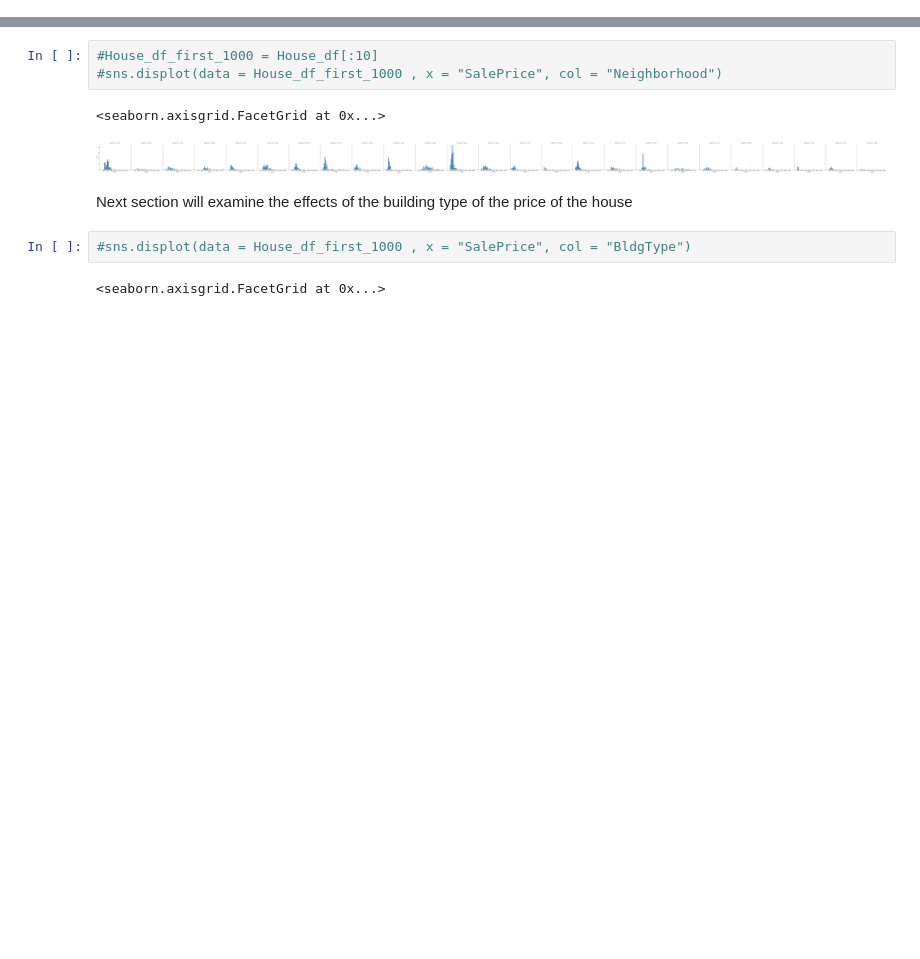
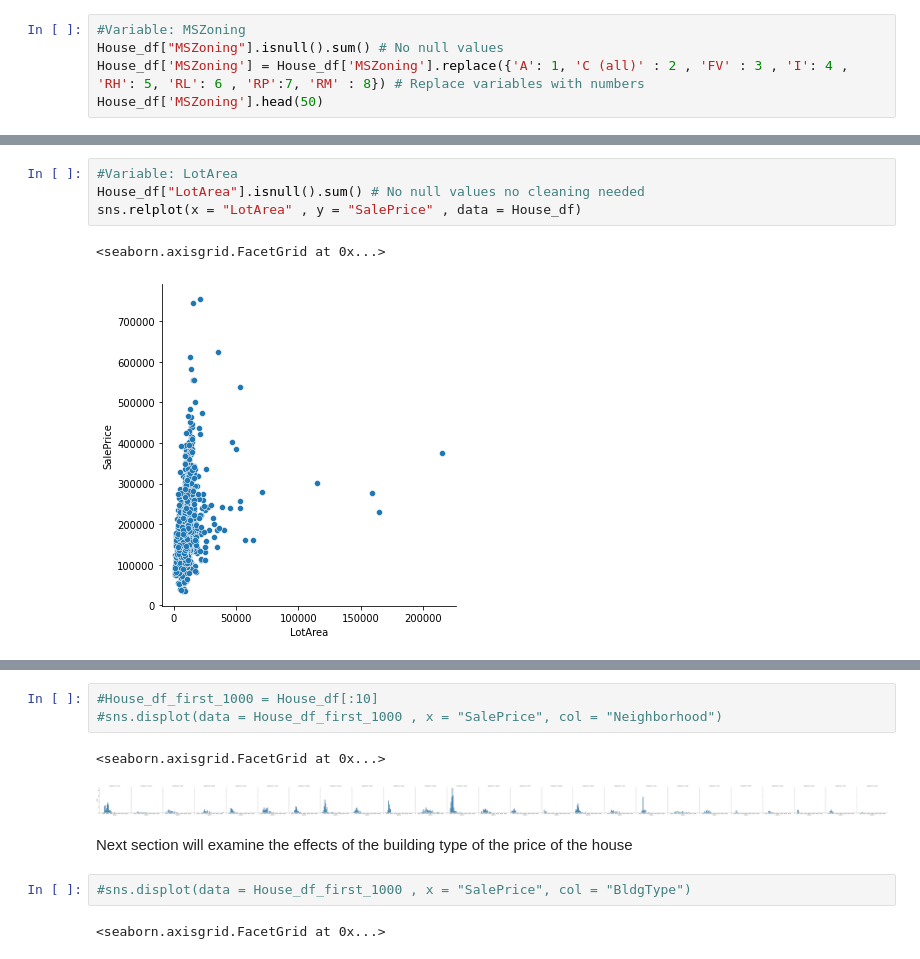
Before and after one commit to Nir24/ECE-196_MLProj, a Jupyter notebook: Main.ipynb, the cells around one changed output, grey strips where cells are left out. Drawn from its saved outputs; the diff is of its cells as text; blank space fills up the shorter version.

Commit message:
Update for data processing

```diff
--- a/Main.ipynb
+++ b/Main.ipynb
@@ -16,0 +37,5 @@ House_df.head()
+# %%
+#Variable: MSZoning
+House_df["MSZoning"].isnull().sum() # No null values
+House_df['MSZoning'] = House_df['MSZoning'].replace({'A': 1, 'C (all)' : 2 , 'FV' : 3 , 'I': 4 , 'RH': 5, 'RL': 6 , 'RP':7, 'RM' : 8}) # Replace variables with numbers
+House_df['MSZoning'].head(50)
@@ -16,0 +82,7 @@ House_df.head()
+# %%
+#Variable: LotArea
+House_df["LotArea"].isnull().sum() # No null values no cleaning needed
+sns.relplot(x = "LotArea" , y = "SalePrice" , data = House_df)
+# %% [output]
+<seaborn.axisgrid.FacetGrid at 0x...>
+[figure, added]
```
Also changed, not shown: parts of 11 cells of this notebook, 1 other file.
